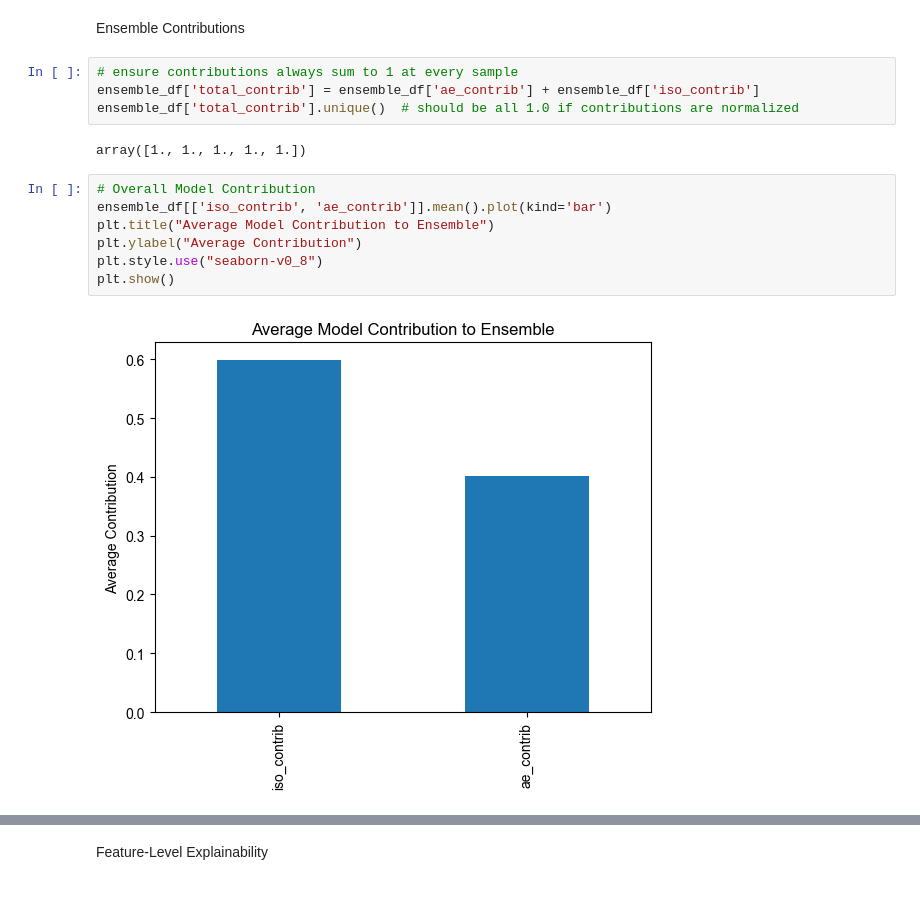
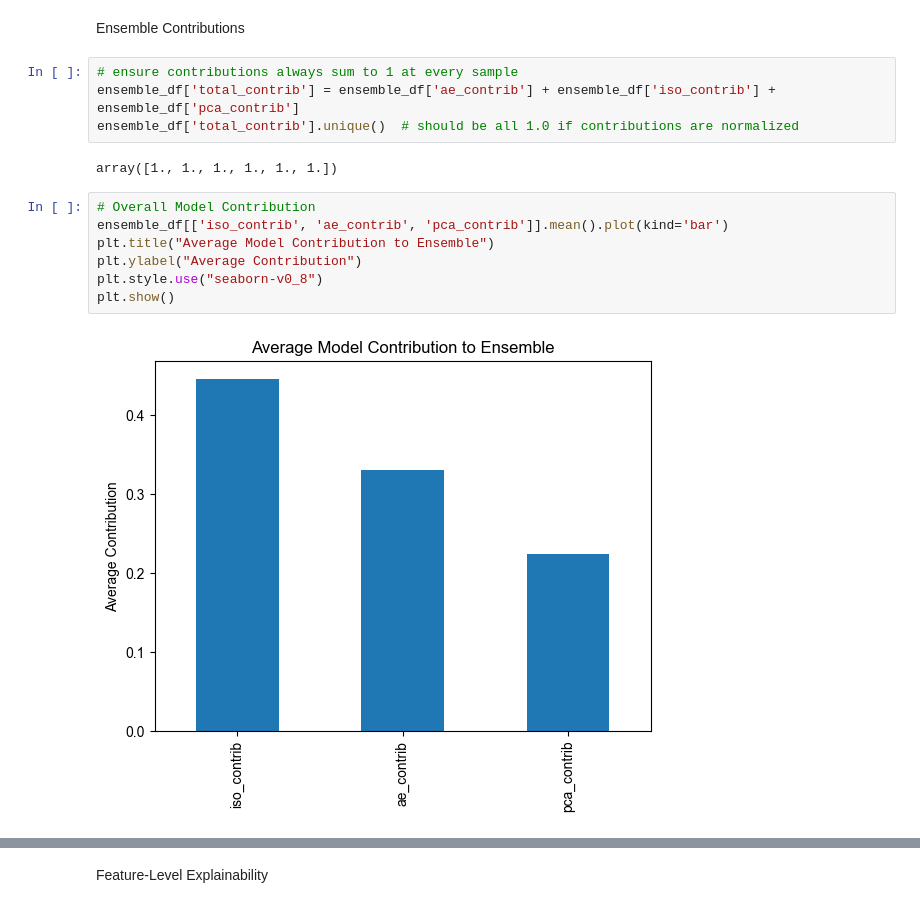
Before and after one commit to Aya-Hamdy12/AI_Cybersecurity, a Jupyter notebook: explainability_xai.ipynb, the cells around one changed output, grey strips where cells are left out. Drawn from its saved outputs; the diff is of its cells as text.

```diff
--- a/explainability_xai.ipynb
+++ b/explainability_xai.ipynb
@@ -84,16 +197,16 @@ ensemble_df[ensemble_df['y_true'] == 1]
 Ensemble Contributions
 # %%
 # ensure contributions always sum to 1 at every sample
-ensemble_df['total_contrib'] = ensemble_df['ae_contrib'] + ensemble_df['iso_contrib']
+ensemble_df['total_contrib'] = ensemble_df['ae_contrib'] + ensemble_df['iso_contrib'] + ensemble_df['pca_contrib']
 ensemble_df['total_contrib'].unique()  # should be all 1.0 if contributions are normalized
 # %% [output]
-array([1., 1., 1., 1., 1.])
+array([1., 1., 1., 1., 1., 1.])
 # %%
 # Overall Model Contribution
-ensemble_df[['iso_contrib', 'ae_contrib']].mean().plot(kind='bar')
+ensemble_df[['iso_contrib', 'ae_contrib', 'pca_contrib']].mean().plot(kind='bar')
 plt.title("Average Model Contribution to Ensemble")
 plt.ylabel("Average Contribution")
 plt.style.use("seaborn-v0_8")
 plt.show()
 # %% [output]
-[figure, old version]
+[figure, new version]
```
Also changed, not shown: parts of 35 cells of this notebook, 14 other files.
